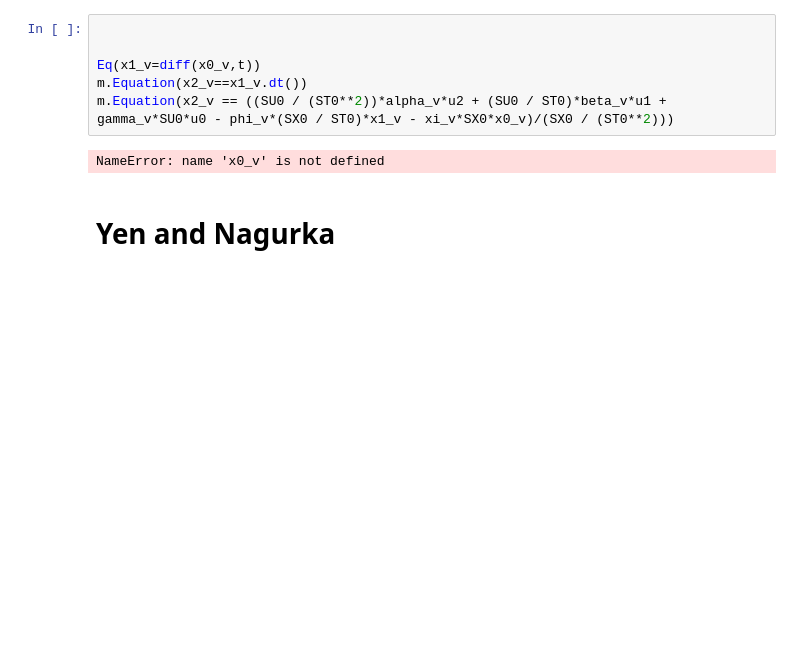
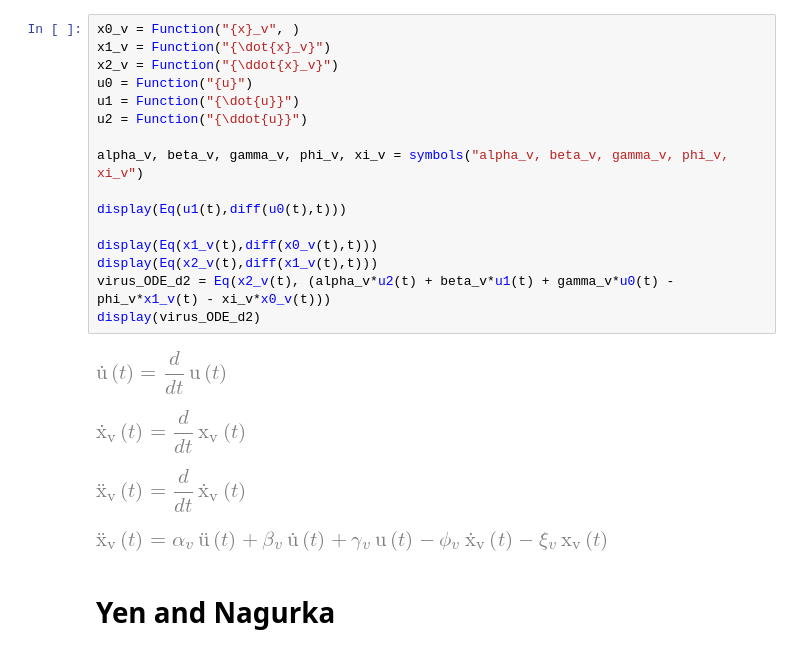
Before and after one commit to 0xDBFB7/transmembrane_potential, a Jupyter notebook: transmembrane_math.ipynb, the cells around one changed output. Drawn from its saved outputs; the diff is of its cells as text; blank space fills up the shorter version.

````diff
--- a/transmembrane_math.ipynb
+++ b/transmembrane_math.ipynb
@@ -131,14 +150,27 @@ x1' = x2 = x'' =
 ```
 
 docs: "In all simulation modes (IMODE=1,4,7), the number of equations must equal the number of variables."
-# %%
-
-
-Eq(x1_v=diff(x0_v,t))
-m.Equation(x2_v==x1_v.dt())
-m.Equation(x2_v == ((SU0 / (ST0**2))*alpha_v*u2 + (SU0 / ST0)*beta_v*u1 + gamma_v*SU0*u0 - phi_v*(SX0 / ST0)*x1_v - xi_v*SX0*x0_v)/(SX0 / (ST0**2)))
-# %% [output]
-NameError: name 'x0_v' is not defined
+# %%
+x0_v = Function("{x}_v", )
+x1_v = Function("{\dot{x}_v}")
+x2_v = Function("{\ddot{x}_v}")
+u0 = Function("{u}")
+u1 = Function("{\dot{u}}")
+u2 = Function("{\ddot{u}}")
+
+alpha_v, beta_v, gamma_v, phi_v, xi_v = symbols("alpha_v, beta_v, gamma_v, phi_v, xi_v")
+
+display(Eq(u1(t),diff(u0(t),t)))
+
+display(Eq(x1_v(t),diff(x0_v(t),t)))
+display(Eq(x2_v(t),diff(x1_v(t),t)))
+virus_ODE_d2 = Eq(x2_v(t), (alpha_v*u2(t) + beta_v*u1(t) + gamma_v*u0(t) - phi_v*x1_v(t) - xi_v*x0_v(t)))
+display(virus_ODE_d2)
+# %% [output]
+[figure, added]
+[figure, added]
+[figure, added]
+[figure, added]
 # %% [markdown]
 # Yen and Nagurka
 # %%
````
Also changed, not shown: parts of 18 cells of this notebook, 1 other file.
